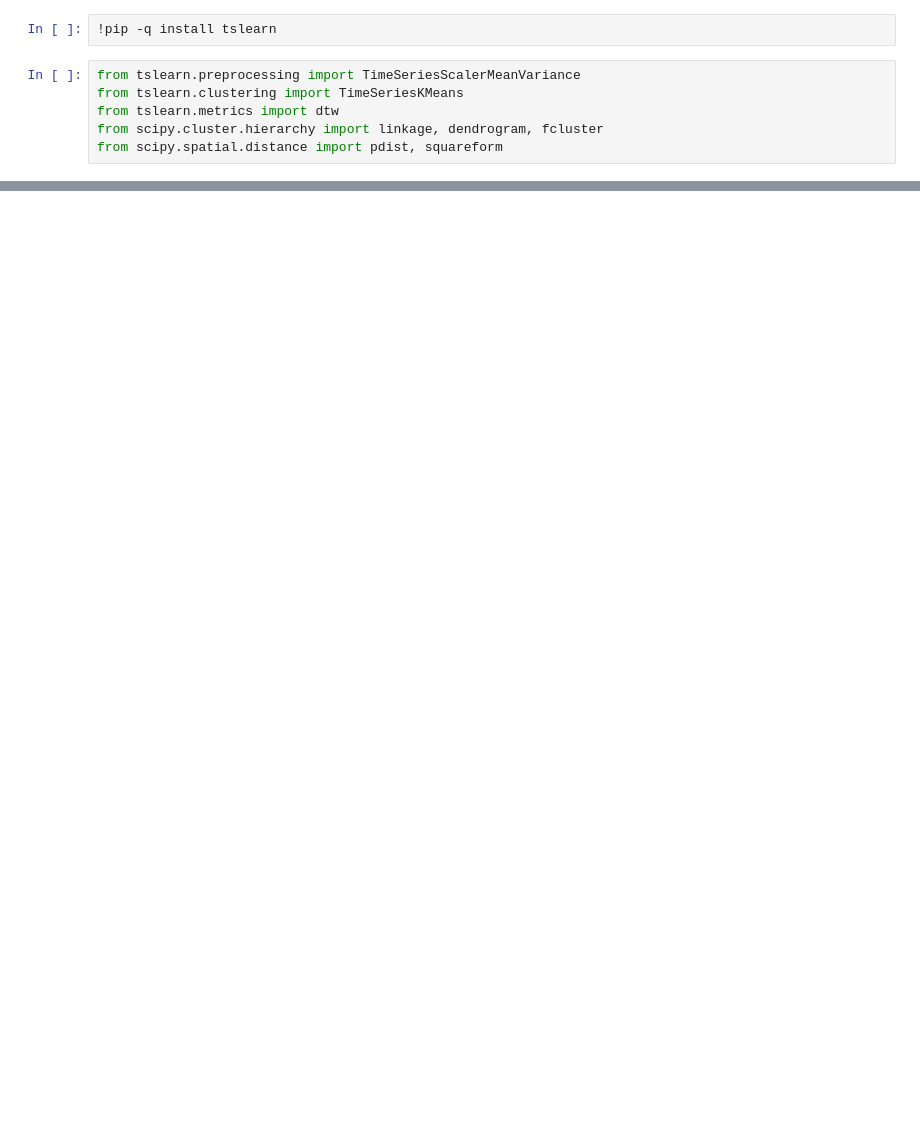
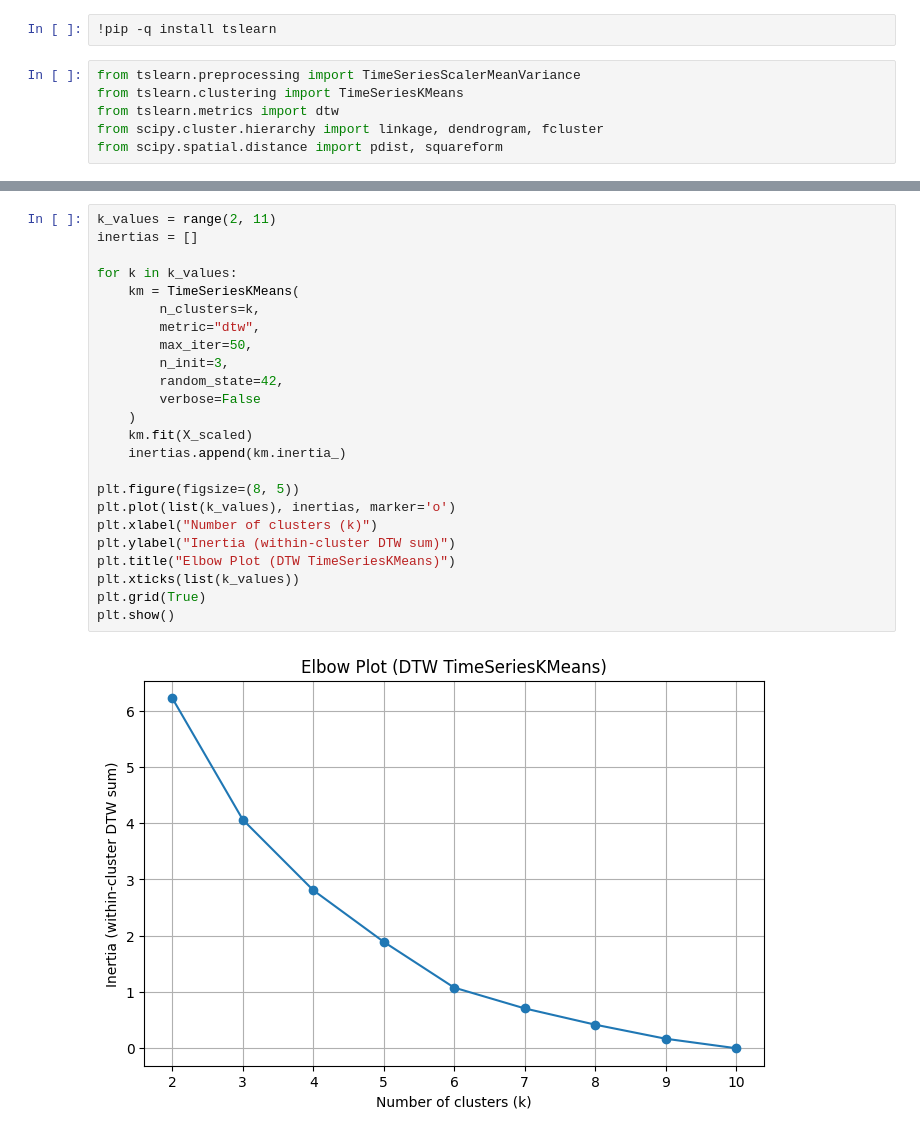
Before and after one commit to thisishasan/data_mining_and_machine_learning, a Jupyter notebook: data_mining_machine_learning.ipynb, the cells around one changed output, grey strips where cells are left out. Saved outputs shown, nothing was run; the diff lists cells and outputs as text; blank space fills up the shorter version.

```diff
--- a/data_mining_machine_learning.ipynb
+++ b/data_mining_machine_learning.ipynb
@@ -1061 +1034,27 @@ Hierarchical (Ward) clusters (k=3):
+# %%
+k_values = range(2, 11)
+inertias = []
+
+for k in k_values:
+    km = TimeSeriesKMeans(
+        n_clusters=k,
+        metric="dtw",
+        max_iter=50,
+        n_init=3,
+        random_state=42,
+        verbose=False
+    )
+    km.fit(X_scaled)
+    inertias.append(km.inertia_)
+
+plt.figure(figsize=(8, 5))
+plt.plot(list(k_values), inertias, marker='o')
+plt.xlabel("Number of clusters (k)")
+plt.ylabel("Inertia (within-cluster DTW sum)")
+plt.title("Elbow Plot (DTW TimeSeriesKMeans)")
+plt.xticks(list(k_values))
+plt.grid(True)
+plt.show()
+# %% [output]
+[figure, added]
 # %%
```
Also changed, not shown: parts of 15 cells of this notebook.
